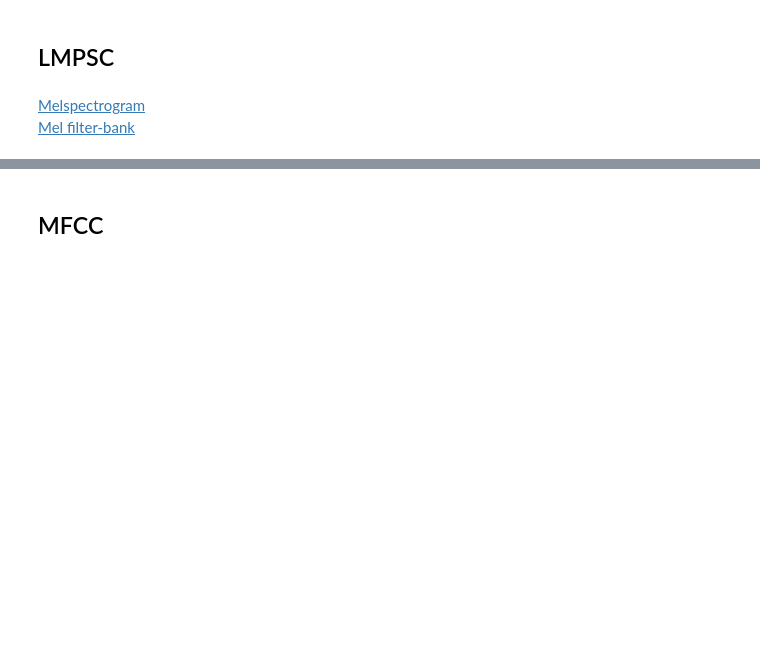
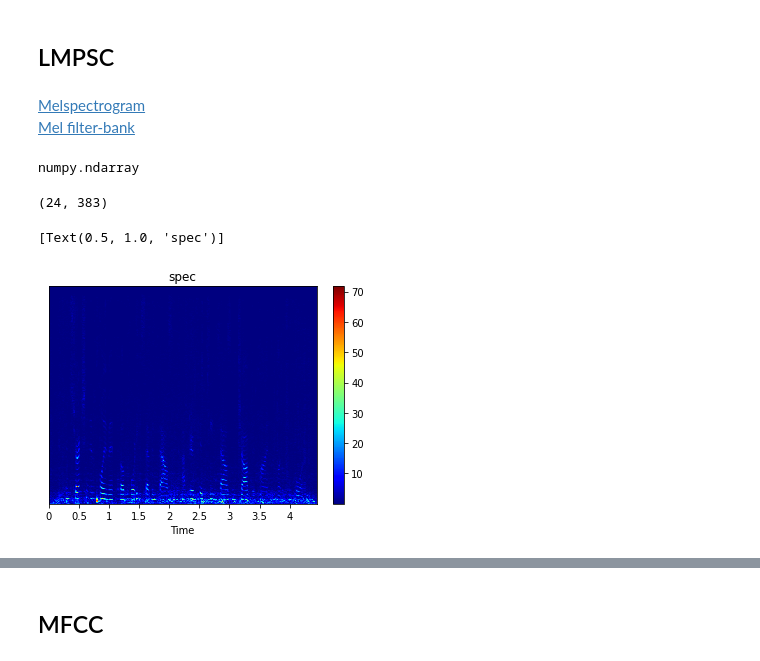
Before and after one commit to kooBH/MCSE, a Jupyter notebook: feature/prac_feature_extraction.ipynb, the cells around one changed output, grey strips where cells are left out. Saved outputs shown, nothing was run; the diff lists cells and outputs as text; code cells hidden in the pictures; blank space fills up the shorter version.

```diff
--- a/feature/prac_feature_extraction.ipynb
+++ b/feature/prac_feature_extraction.ipynb
@@ -108,2 +109,16 @@ lmpsc_noise = librosa.feature.melspectrogram( S=spec_noise, n_fft=fft_size, hop_
+# %%
+display(type(lmpsc_noisy))
+display(lmpsc_noisy.shape)
+# %% [output]
+numpy.ndarray
+(24, 383)
+# %%
+fig, ax = plt.subplots()
+img = librosa.display.specshow(spec_noisy,hop_length =int(fft_size/4), x_axis='time', ax=ax,cmap='jet')
+fig.colorbar(img, ax=ax)
+ax.set(title='spec')
+# %% [output]
+[Text(0.5, 1.0, 'spec')]
+[figure, added]
 # %%
 fig, ax = plt.subplots()
```
Also changed, not shown: parts of 5 cells of this notebook, 2 other files.
